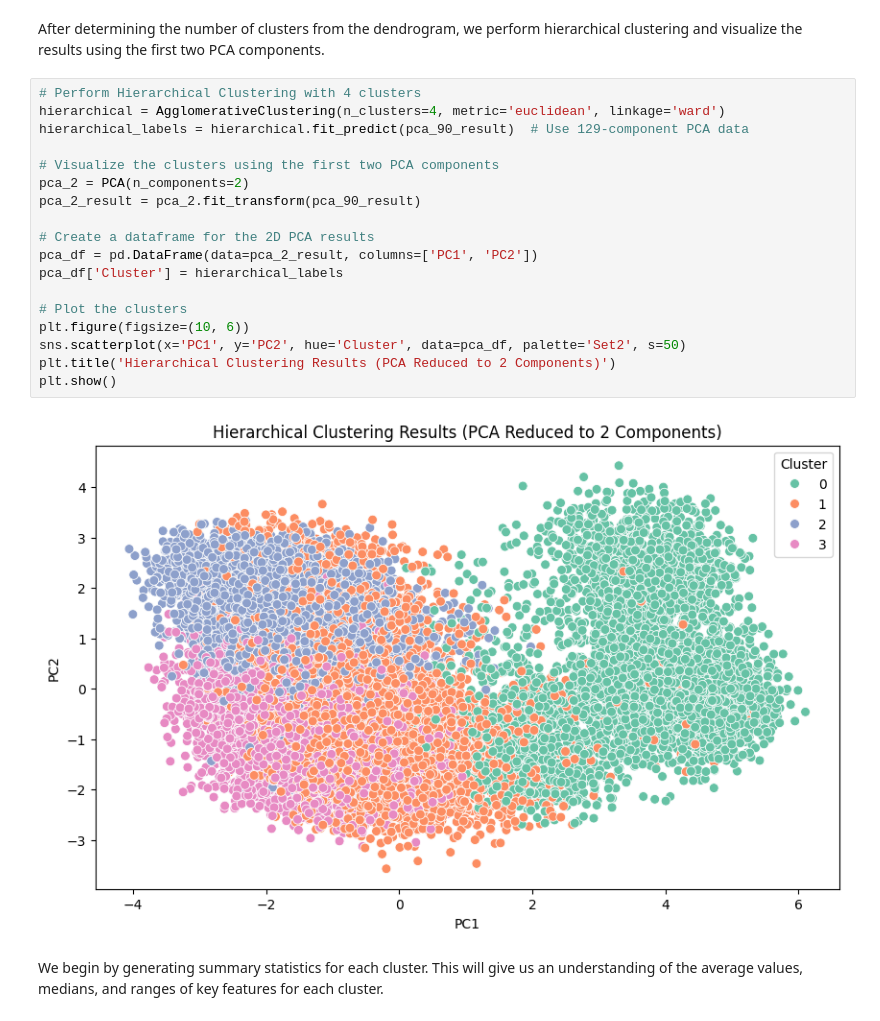
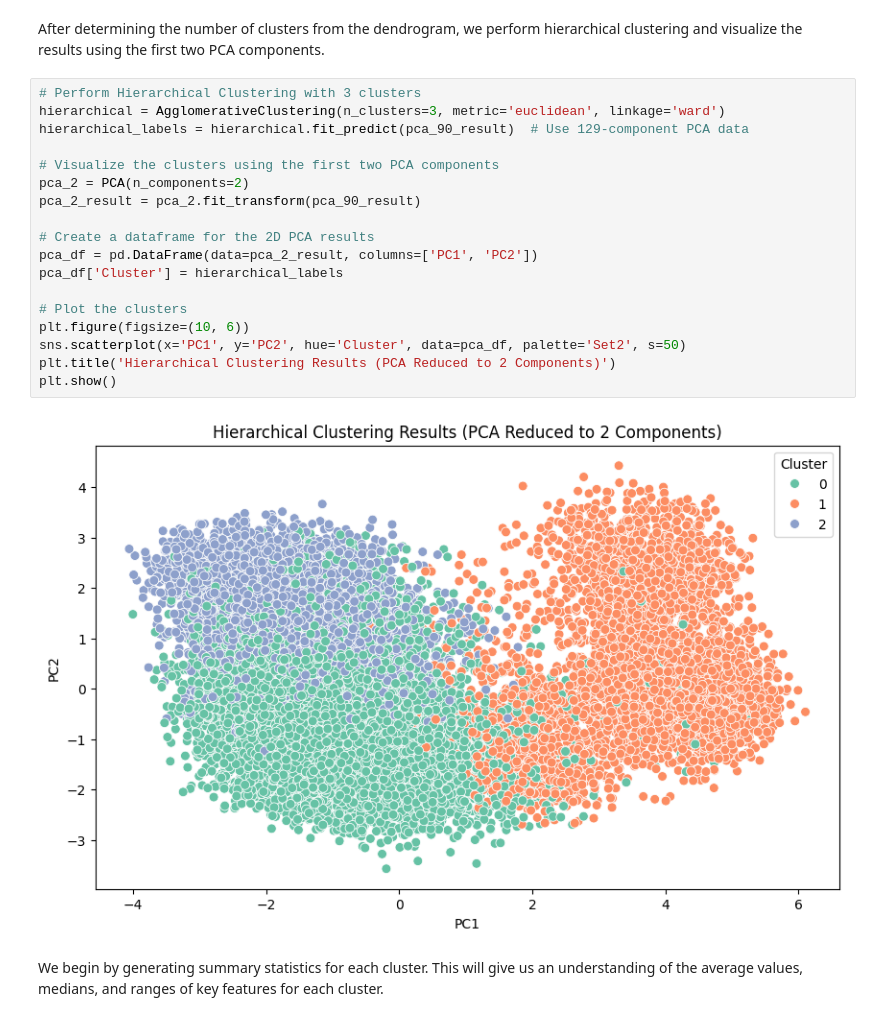
Before and after one commit to numansuri/Milestone_II, a Jupyter notebook: Numan_Exploration/recs_unsupervised_learning.ipynb, the cells around one changed output. Cells and saved outputs as stored; diff of their text form.

```diff
--- a/Numan_Exploration/recs_unsupervised_learning.ipynb
+++ b/Numan_Exploration/recs_unsupervised_learning.ipynb
@@ -147,25 +147,25 @@ plt.show()
 # %% [markdown]
 After determining the number of clusters from the dendrogram, we perform hierarchical clustering and visualize the results using the first two PCA components.
 # %%
-# Perform Hierarchical Clustering with 4 clusters
-hierarchical = AgglomerativeClustering(n_clusters=4, metric='euclidean', linkage='ward')
+# Perform Hierarchical Clustering with 3 clusters
+hierarchical = AgglomerativeClustering(n_clusters=3, metric='euclidean', linkage='ward')
 hierarchical_labels = hierarchical.fit_predict(pca_90_result)  # Use 129-component PCA data
 
 # Visualize the clusters using the first two PCA components
 pca_2 = PCA(n_components=2)
 pca_2_result = pca_2.fit_transform(pca_90_result)
 
 # Create a dataframe for the 2D PCA results
 pca_df = pd.DataFrame(data=pca_2_result, columns=['PC1', 'PC2'])
 pca_df['Cluster'] = hierarchical_labels
 
 # Plot the clusters
 plt.figure(figsize=(10, 6))
 sns.scatterplot(x='PC1', y='PC2', hue='Cluster', data=pca_df, palette='Set2', s=50)
 plt.title('Hierarchical Clustering Results (PCA Reduced to 2 Components)')
 plt.show()
 # %% [output]
-[figure, old version]
+[figure, new version]
 # %% [markdown]
 We begin by generating summary statistics for each cluster. This will give us an understanding of the average values, medians, and ranges of key features for each cluster.
 # %%
```
